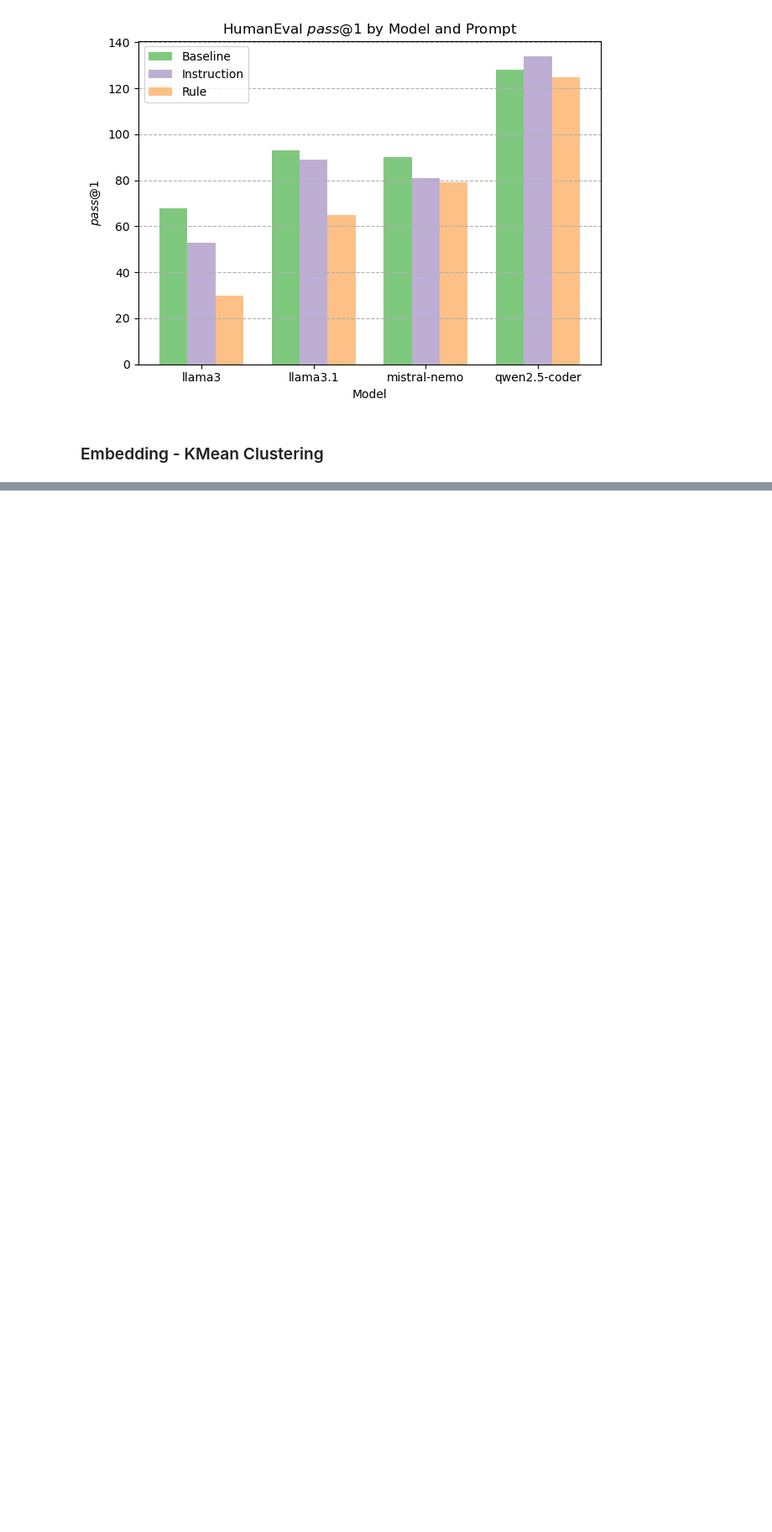
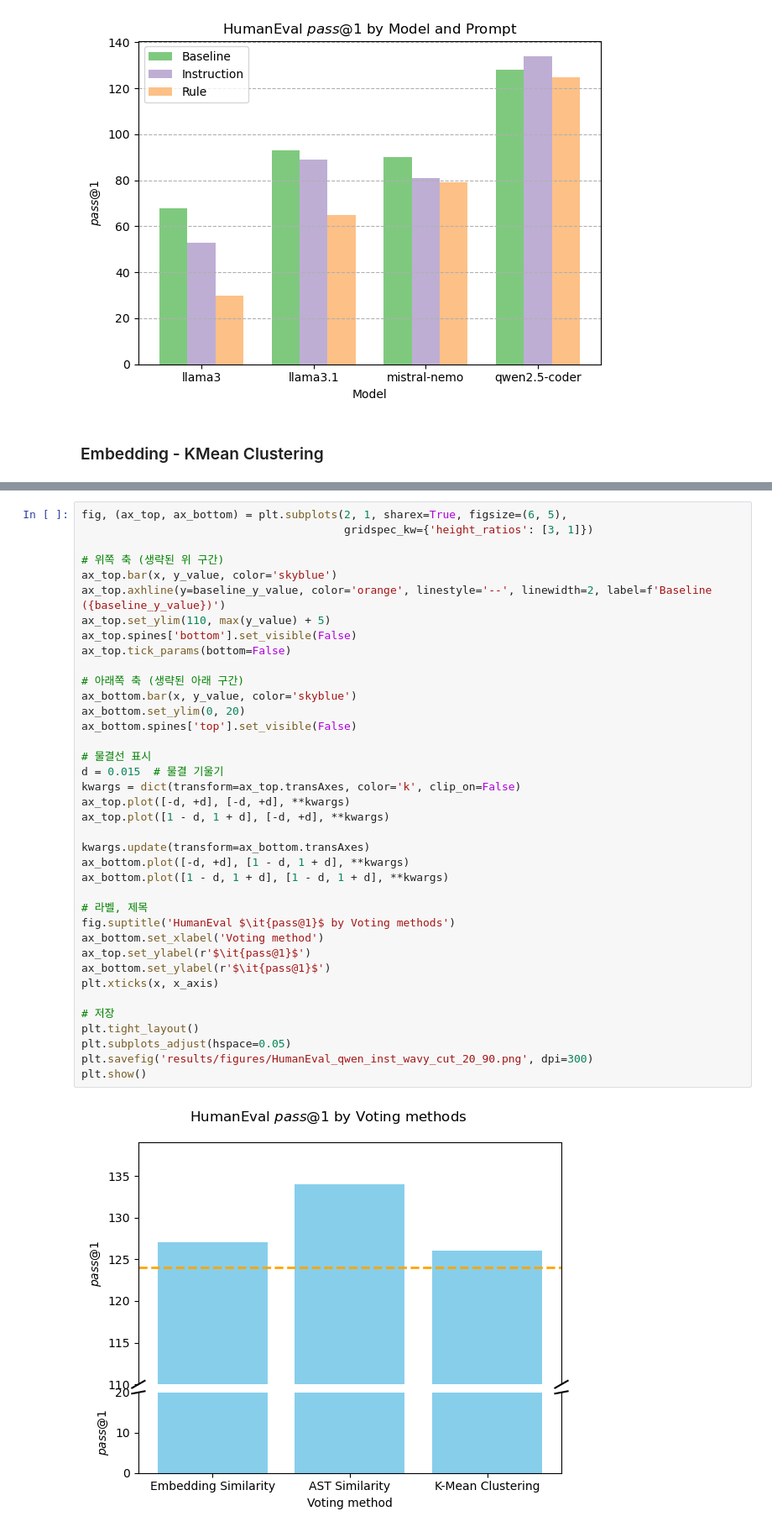
Before and after one commit to HyunjoonCho/mvce, a Jupyter notebook: visualize.ipynb, the cells around one changed output, grey strips where cells are left out. Shown: that part at 84% size. Cells and saved outputs as stored; diff of their text form; blank space fills up the shorter version.

```diff
--- a/visualize.ipynb
+++ b/visualize.ipynb
@@ -244,0 +251,40 @@ load_and_visualize(benchmark, models, technique_wise_results)
+# %%
+fig, (ax_top, ax_bottom) = plt.subplots(2, 1, sharex=True, figsize=(6, 5),
+                                        gridspec_kw={'height_ratios': [3, 1]})
+
+# 위쪽 축 (생략된 위 구간)
+ax_top.bar(x, y_value, color='skyblue')
+ax_top.axhline(y=baseline_y_value, color='orange', linestyle='--', linewidth=2, label=f'Baseline ({baseline_y_value})')
+ax_top.set_ylim(110, max(y_value) + 5)
+ax_top.spines['bottom'].set_visible(False)
+ax_top.tick_params(bottom=False)
+
+# 아래쪽 축 (생략된 아래 구간)
+ax_bottom.bar(x, y_value, color='skyblue')
+ax_bottom.set_ylim(0, 20)
+ax_bottom.spines['top'].set_visible(False)
+
+# 물결선 표시
+d = 0.015  # 물결 기울기
+kwargs = dict(transform=ax_top.transAxes, color='k', clip_on=False)
+ax_top.plot([-d, +d], [-d, +d], **kwargs)
+ax_top.plot([1 - d, 1 + d], [-d, +d], **kwargs)
+
+kwargs.update(transform=ax_bottom.transAxes)
+ax_bottom.plot([-d, +d], [1 - d, 1 + d], **kwargs)
+ax_bottom.plot([1 - d, 1 + d], [1 - d, 1 + d], **kwargs)
+
+# 라벨, 제목
+fig.suptitle('HumanEval $\it{pass@1}$ by Voting methods')
+ax_bottom.set_xlabel('Voting method')
+ax_top.set_ylabel(r'$\it{pass@1}$')
+ax_bottom.set_ylabel(r'$\it{pass@1}$')
+plt.xticks(x, x_axis)
+
+# 저장
+plt.tight_layout()
+plt.subplots_adjust(hspace=0.05)
+plt.savefig('results/figures/HumanEval_qwen_inst_wavy_cut_20_90.png', dpi=300)
+plt.show()
+# %% [output]
+[figure, added]
```
Also changed, not shown: parts of 10 cells of this notebook, 10 other files.
